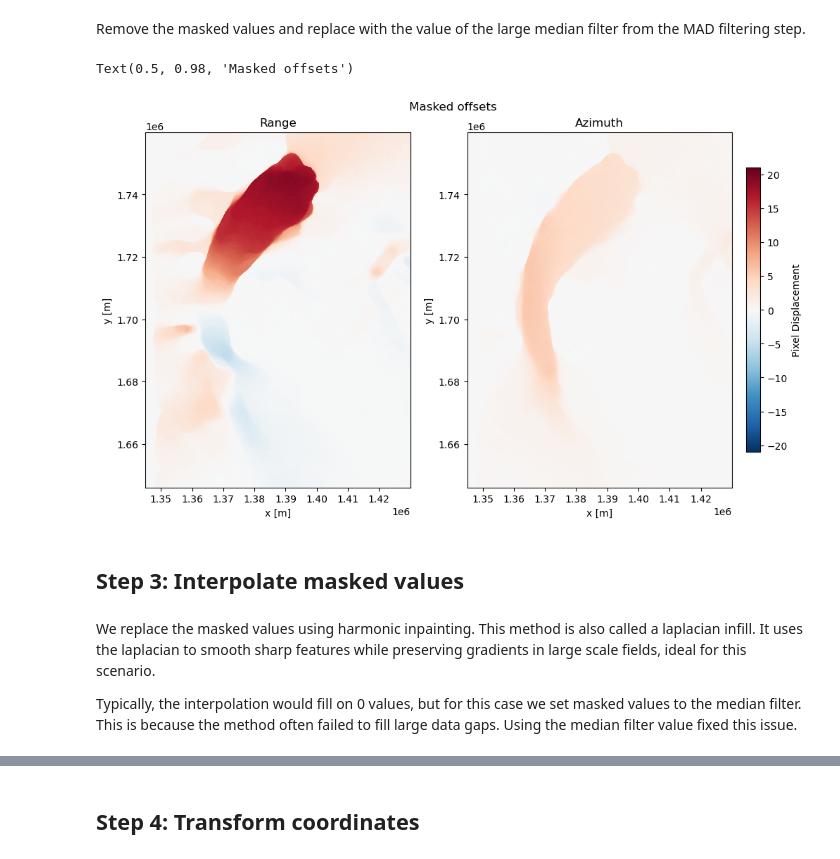
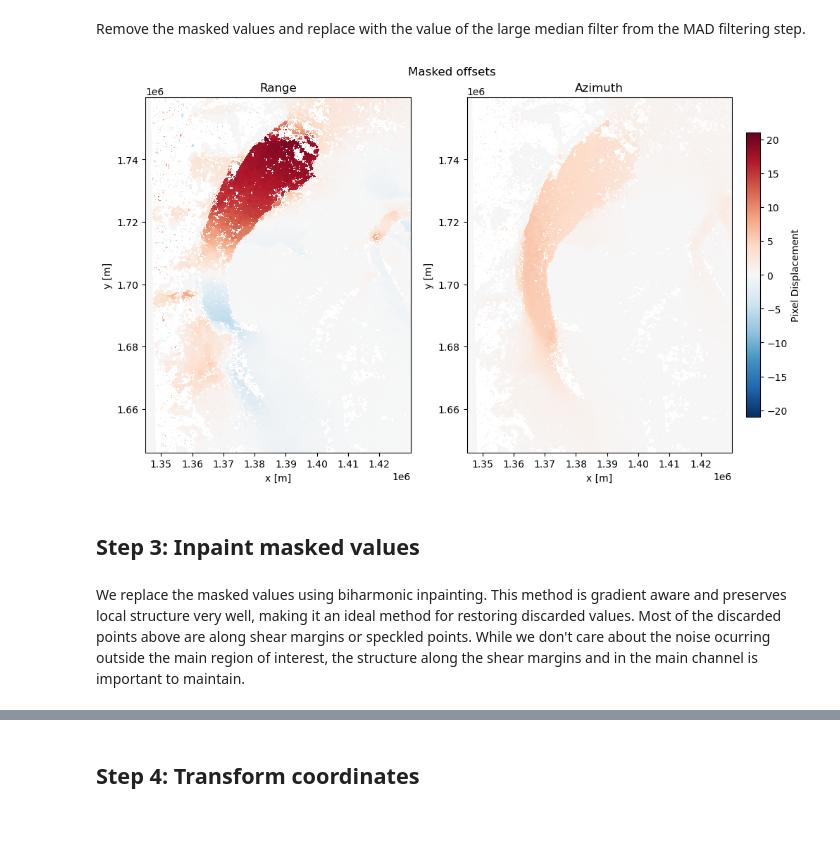
Before and after one commit to jackplogan33/crevasse-advection, a Jupyter notebook: 03-postprocess_offsets.ipynb, the cells around one changed output, grey strips where cells are left out. Cells and saved outputs as stored; diff of their text form; code cells hidden in the pictures; blank space fills up the shorter version.

```diff
--- a/03-postprocess_offsets.ipynb
+++ b/03-postprocess_offsets.ipynb
@@ -170,22 +197,0 @@ $$ MAD = median(|X_i - \tilde{X}|) $$
-# %%
-def mad_filter(arr, size=80, scale=5):
-    # . . Apply median filter to the data
-    med = xr.apply_ufunc(
-        median_filter,
-        arr,
-        kwargs={'size':size}
-    )
-
-    # . . Compute difference between raw and filtered data
-    diff = np.abs(arr - med)
-
-    # . . Compute MAD (median of diff) of data
-    mad = diff.median(skipna=True)
-
-    # . . Threshold by a scale multiple of MAD
-    mad_mask = (diff > (mad * scale))
-    return mad_mask, med
-
-# . . Apply MAD filter to each band
-mad_mask_az, med_az = mad_filter(az)
-mad_mask_rg, med_rg = mad_filter(rg)
@@ -226,21 +254,25 @@ rg_masked = rg.where(~full_mask_rg, med_rg)
-# %%
-fig, axs = plot_offsets(az_masked, rg_masked)
-ax1, ax2 = axs
-
-ax1.set_title('Range')
-ax2.set_title('Azimuth')
-
-plt.suptitle('Masked offsets')
-# %% [output]
-Text(0.5, 0.98, 'Masked offsets')
-[figure, removed]
+# %%
+# . . Mask data, impute with median filtered value
+full_mask_az = thresh_mask_az + mad_mask_az
+az_masked = az.where(~full_mask_az, np.nan)
+
+full_mask_rg = thresh_mask_rg + mad_mask_rg
+rg_masked = rg.where(~full_mask_rg, np.nan)
+
+fig, axs = plot_offsets(rg_masked, az_masked)
+ax1, ax2 = axs
+
+ax1.set_title('Range')
+ax2.set_title('Azimuth')
+
+plt.suptitle('Masked offsets')
+plt.show()
+# %% [output]
+[figure, added]
 # %% [markdown]
-## Step 3: Interpolate masked values
+## Step 3: Inpaint masked values
 # %% [markdown]
-We replace the masked values using harmonic inpainting.
-This method is also called a laplacian infill.
-It uses the laplacian to smooth sharp features while preserving gradients in large scale fields, ideal for this scenario.
-
-Typically, the interpolation would fill on 0 values, but for this case we set masked values to the median filter.
-This is because the method often failed to fill large data gaps.
-Using the median filter value fixed this issue.
+We replace the masked values using biharmonic inpainting.
+This method is gradient aware and preserves local structure very well, making it an ideal method for restoring discarded values.
+Most of the discarded points above are along shear margins or speckled points.
+While we don't care about the noise ocurring outside the main region of interest, the structure along the shear margins and in the main channel is important to maintain.
```
Also changed, not shown: parts of 37 cells of this notebook, 1 other file.
